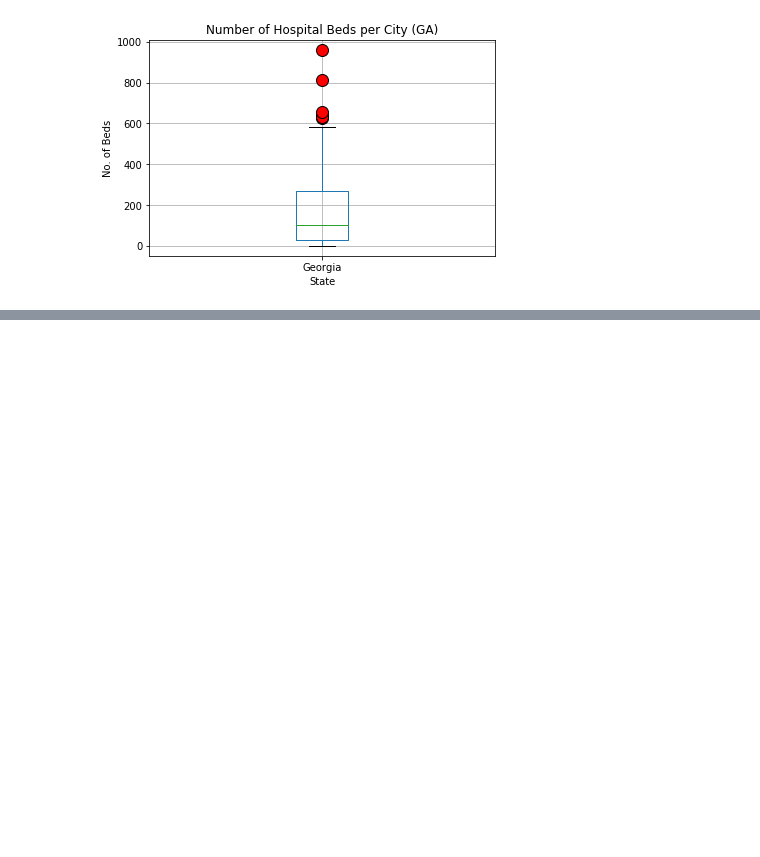
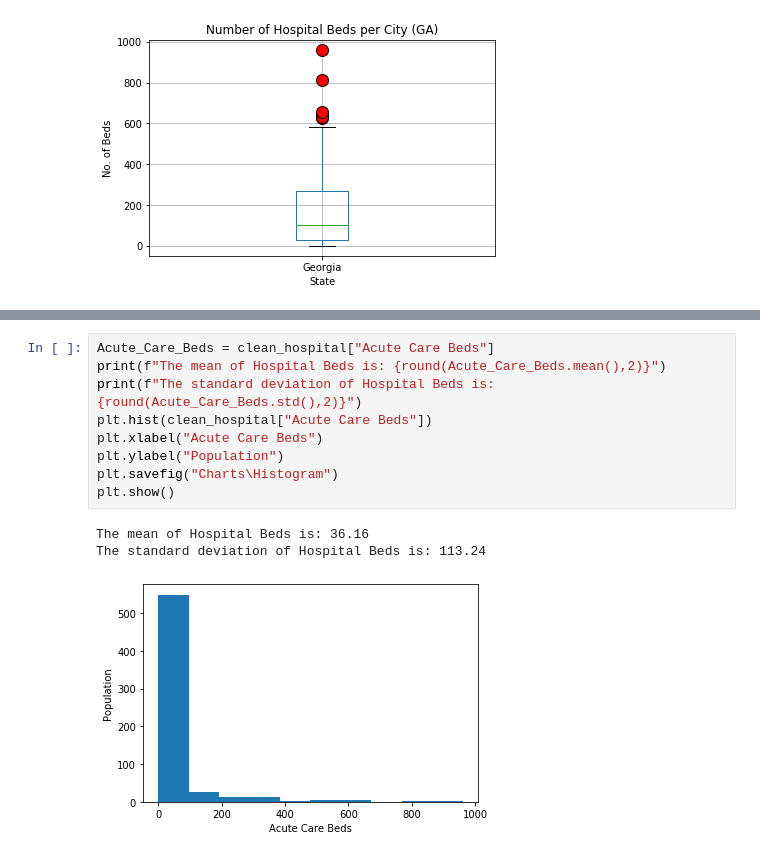
Before and after one commit to jtilenis/Data_Scavengers, a Jupyter notebook: Box_Plot.ipynb, the cells around one changed output, grey strips where cells are left out. Cells and saved outputs as stored; diff of their text form; blank space fills up the shorter version.

```diff
--- a/Box_Plot.ipynb
+++ b/Box_Plot.ipynb
@@ -116,0 +136,13 @@ clean_hospital
+# %%
+Acute_Care_Beds = clean_hospital["Acute Care Beds"]
+print(f"The mean of Hospital Beds is: {round(Acute_Care_Beds.mean(),2)}")
+print(f"The standard deviation of Hospital Beds is: {round(Acute_Care_Beds.std(),2)}")
+plt.hist(clean_hospital["Acute Care Beds"])
+plt.xlabel("Acute Care Beds")
+plt.ylabel("Population")
+plt.savefig("Charts\Histogram")
+plt.show()
+# %% [output]
+The mean of Hospital Beds is: 36.16
+The standard deviation of Hospital Beds is: 113.24
+[figure, added]
```
Also changed, not shown: parts of 3 cells of this notebook, 6 other files.
